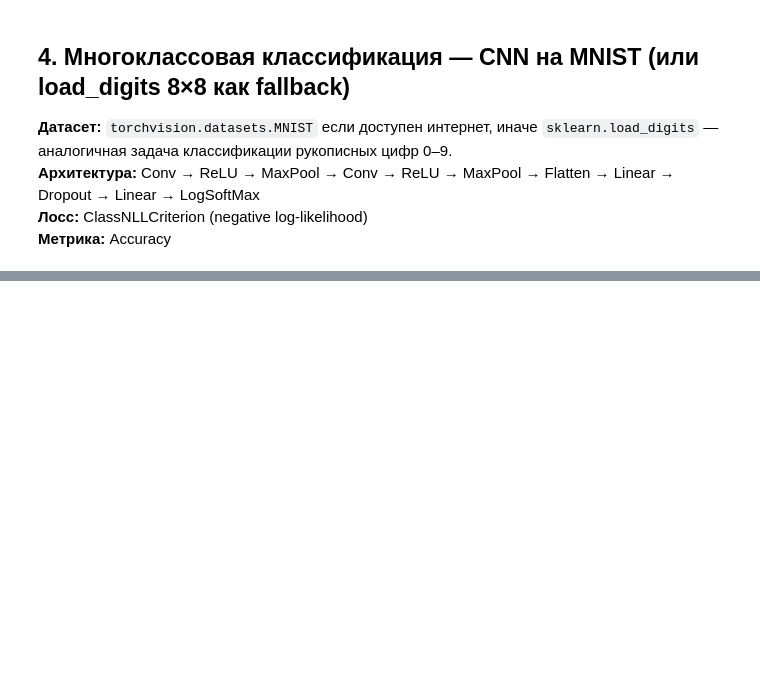
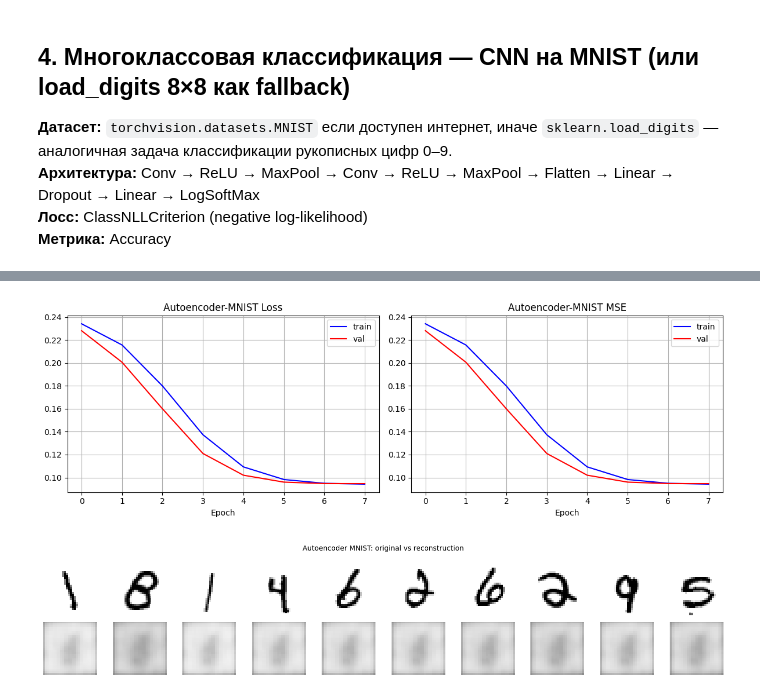
Before and after one commit to ILYUTKICK/PyTorchHomework, a Jupyter notebook: homework_part2.ipynb, the cells around one changed output, grey strips where cells are left out. Saved outputs shown, nothing was run; the diff lists cells and outputs as text; code cells hidden in the pictures; blank space fills up the shorter version.

```diff
--- a/homework_part2.ipynb
+++ b/homework_part2.ipynb
@@ -806,15 +1146,16 @@ print("\n✓ All done!")
 # %%
-# Кривая обучения автоэнкодера
-tr_ae.plot("Autoencoder","MSE")
+tr_ae.plot(f"Autoencoder-{ae_dataset_name}","MSE")
 
-# Реконструкции
 ae.evaluate()
-n = 10; orig = Xdte[:n]; rec = ae.forward(orig)
+n = min(10, len(ae_test)); orig = ae_test[:n]; rec = ae.forward(orig)
 fig, axes = plt.subplots(2, n, figsize=(n*1.4, 2.8))
 for i in range(n):
     axes[0,i].imshow(orig[i,0], cmap='gray_r', vmin=0, vmax=1); axes[0,i].axis('off')
     axes[1,i].imshow(rec[i,0],  cmap='gray_r', vmin=0, vmax=1); axes[1,i].axis('off')
 axes[0,0].set_ylabel('Original', fontsize=8)
 axes[1,0].set_ylabel('Recon',    fontsize=8)
-plt.suptitle('Autoencoder: original vs reconstruction', fontsize=10)
+plt.suptitle(f'Autoencoder {ae_dataset_name}: original vs reconstruction', fontsize=10)
 plt.tight_layout(); plt.show()
+# %% [output]
+[figure, added]
+[figure, added]
```
Also changed, not shown: parts of 15 cells of this notebook, 1 other file.
